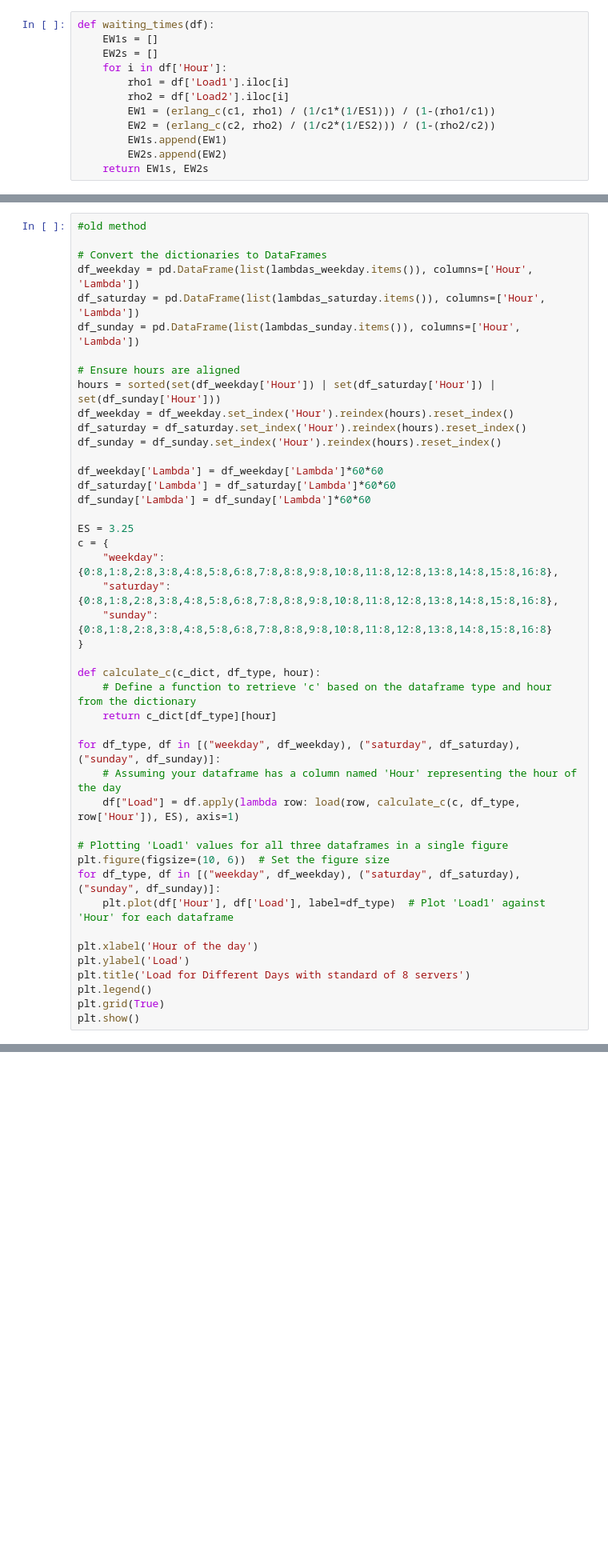
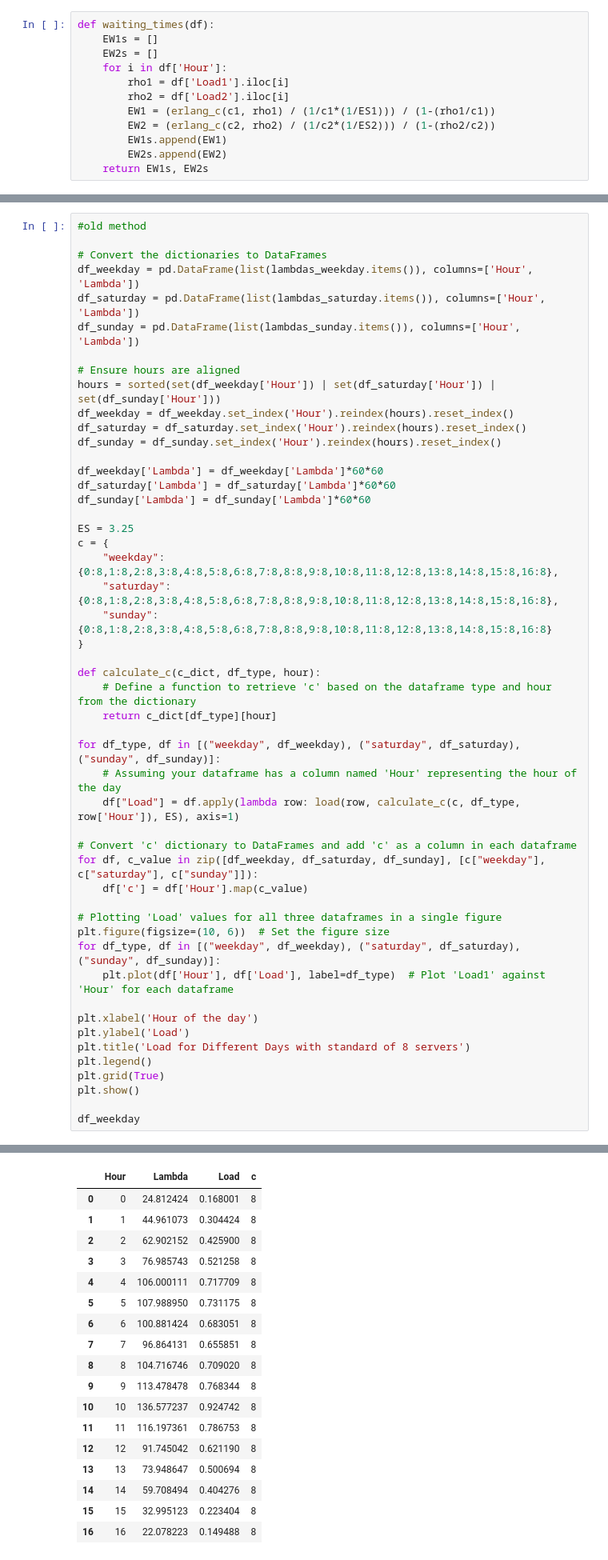
Before and after one commit to nandob7/ASM-Case2, a Jupyter notebook: case2.ipynb, the cells around one changed output, grey strips where cells are left out. Shown at 80% size. Cells and saved outputs as stored; diff of their text form; blank space fills up the shorter version.

```diff
--- a/case2.ipynb
+++ b/case2.ipynb
@@ -406,31 +406,55 @@ df_weekday['Lambda'] = df_weekday['Lambda']*60*60
 df_saturday['Lambda'] = df_saturday['Lambda']*60*60
 df_sunday['Lambda'] = df_sunday['Lambda']*60*60
 
 ES = 3.25
 c = {
     "weekday": {0:8,1:8,2:8,3:8,4:8,5:8,6:8,7:8,8:8,9:8,10:8,11:8,12:8,13:8,14:8,15:8,16:8},
     "saturday": {0:8,1:8,2:8,3:8,4:8,5:8,6:8,7:8,8:8,9:8,10:8,11:8,12:8,13:8,14:8,15:8,16:8},
     "sunday": {0:8,1:8,2:8,3:8,4:8,5:8,6:8,7:8,8:8,9:8,10:8,11:8,12:8,13:8,14:8,15:8,16:8}
 }
 
 def calculate_c(c_dict, df_type, hour):
     # Define a function to retrieve 'c' based on the dataframe type and hour from the dictionary
     return c_dict[df_type][hour]
 
 for df_type, df in [("weekday", df_weekday), ("saturday", df_saturday), ("sunday", df_sunday)]:
     # Assuming your dataframe has a column named 'Hour' representing the hour of the day
     df["Load"] = df.apply(lambda row: load(row, calculate_c(c, df_type, row['Hour']), ES), axis=1)
 
-# Plotting 'Load1' values for all three dataframes in a single figure
+# Convert 'c' dictionary to DataFrames and add 'c' as a column in each dataframe
+for df, c_value in zip([df_weekday, df_saturday, df_sunday], [c["weekday"], c["saturday"], c["sunday"]]):
+    df['c'] = df['Hour'].map(c_value)
+
+# Plotting 'Load' values for all three dataframes in a single figure
 plt.figure(figsize=(10, 6))  # Set the figure size
 for df_type, df in [("weekday", df_weekday), ("saturday", df_saturday), ("sunday", df_sunday)]:
     plt.plot(df['Hour'], df['Load'], label=df_type)  # Plot 'Load1' against 'Hour' for each dataframe
 
 plt.xlabel('Hour of the day')
 plt.ylabel('Load')
 plt.title('Load for Different Days with standard of 8 servers')
 plt.legend()
 plt.grid(True)
 plt.show()
+
+df_weekday
 # %% [output]
 [figure]
+|  | Hour | Lambda | Load | c |
+| 0 | 0 | 24.812424 | 0.168001 | 8 |
+| 1 | 1 | 44.961073 | 0.304424 | 8 |
+| 2 | 2 | 62.902152 | 0.425900 | 8 |
+| 3 | 3 | 76.985743 | 0.521258 | 8 |
+| 4 | 4 | 106.000111 | 0.717709 | 8 |
+| 5 | 5 | 107.988950 | 0.731175 | 8 |
+| 6 | 6 | 100.881424 | 0.683051 | 8 |
+| 7 | 7 | 96.864131 | 0.655851 | 8 |
+| 8 | 8 | 104.716746 | 0.709020 | 8 |
+| 9 | 9 | 113.478478 | 0.768344 | 8 |
+| 10 | 10 | 136.577237 | 0.924742 | 8 |
+| 11 | 11 | 116.197361 | 0.786753 | 8 |
+| 12 | 12 | 91.745042 | 0.621190 | 8 |
+| 13 | 13 | 73.948647 | 0.500694 | 8 |
+| 14 | 14 | 59.708494 | 0.404276 | 8 |
+| 15 | 15 | 32.995123 | 0.223404 | 8 |
+| 16 | 16 | 22.078223 | 0.149488 | 8 |
```
Also changed, not shown: parts of 1 cell of this notebook, 1 other file.
